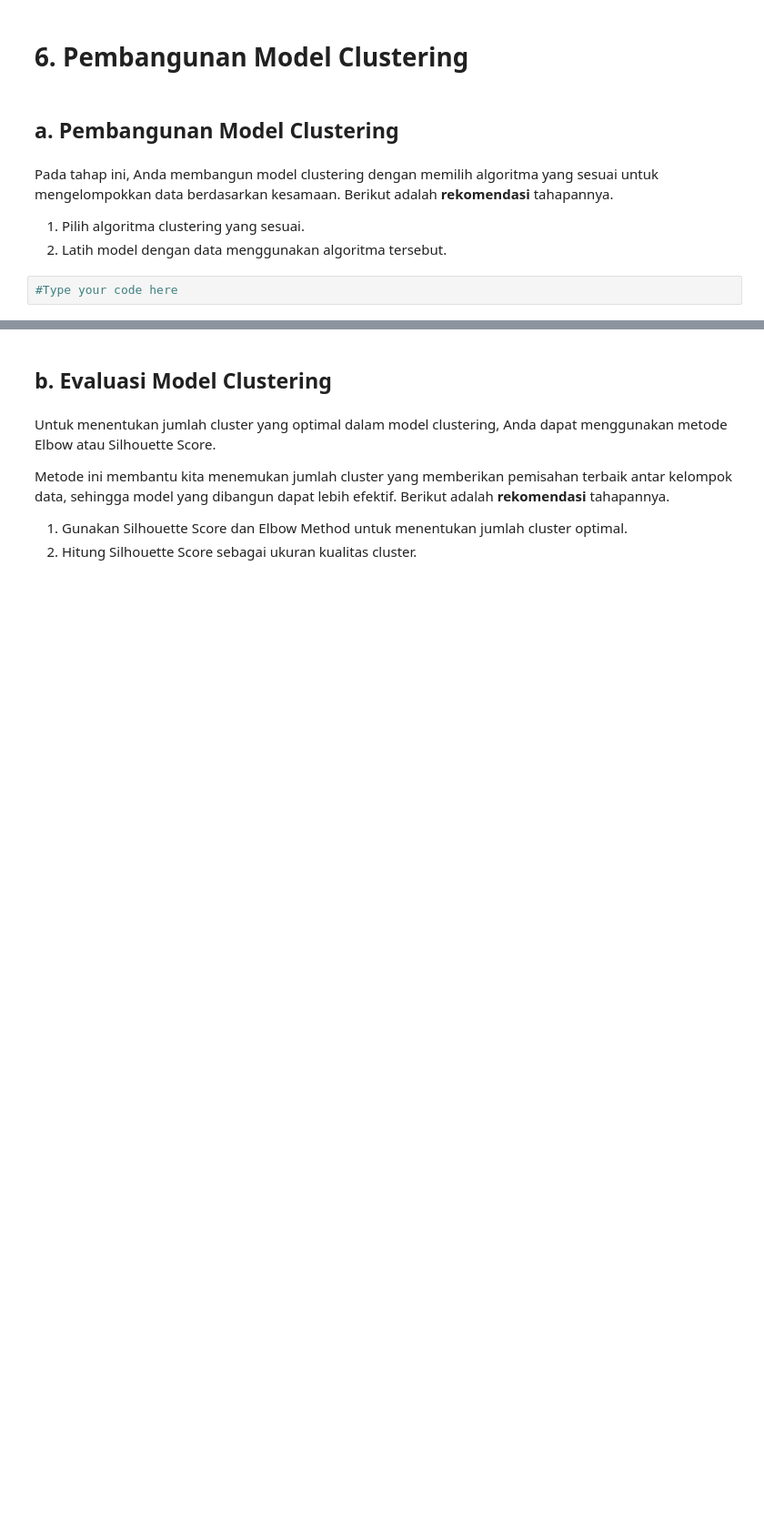
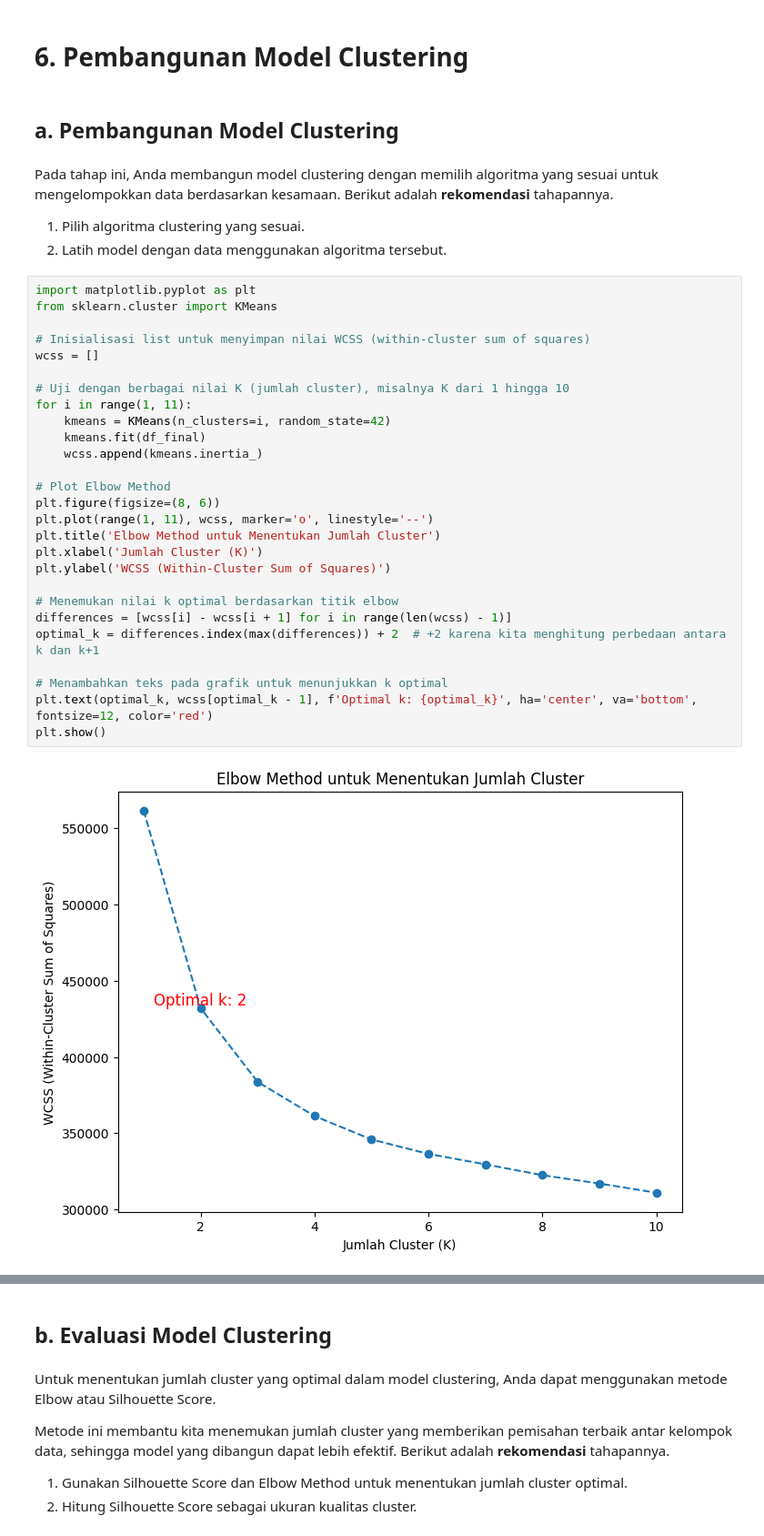
Before and after one commit to ngaeninurul/healthcare_providers_clustering, a Jupyter notebook: [Clustering]_Submission_Akhir_BMLP_Nurul_Ngaeni.ipynb, the cells around one changed output, grey strips where cells are left out. Shown at 91% size. Saved outputs shown, nothing was run; the diff lists cells and outputs as text; blank space fills up the shorter version.

```diff
--- a/[Clustering]_Submission_Akhir_BMLP_Nurul_Ngaeni.ipynb
+++ b/[Clustering]_Submission_Akhir_BMLP_Nurul_Ngaeni.ipynb
@@ -449,5 +481,32 @@ for col in transformed_columns:
 Pada tahap ini, Anda membangun model clustering dengan memilih algoritma yang sesuai untuk mengelompokkan data berdasarkan kesamaan. Berikut adalah **rekomendasi** tahapannya.
 1. Pilih algoritma clustering yang sesuai.
 2. Latih model dengan data menggunakan algoritma tersebut.
-# %%
-#Type your code here
+# %%
+import matplotlib.pyplot as plt
+from sklearn.cluster import KMeans
+
+# Inisialisasi list untuk menyimpan nilai WCSS (within-cluster sum of squares)
+wcss = []
+
+# Uji dengan berbagai nilai K (jumlah cluster), misalnya K dari 1 hingga 10
+for i in range(1, 11):
+    kmeans = KMeans(n_clusters=i, random_state=42)
+    kmeans.fit(df_final)
+    wcss.append(kmeans.inertia_)
+
+# Plot Elbow Method
+plt.figure(figsize=(8, 6))
+plt.plot(range(1, 11), wcss, marker='o', linestyle='--')
+plt.title('Elbow Method untuk Menentukan Jumlah Cluster')
+plt.xlabel('Jumlah Cluster (K)')
+plt.ylabel('WCSS (Within-Cluster Sum of Squares)')
+
+# Menemukan nilai k optimal berdasarkan titik elbow
+differences = [wcss[i] - wcss[i + 1] for i in range(len(wcss) - 1)]
+optimal_k = differences.index(max(differences)) + 2  # +2 karena kita menghitung perbedaan antara k dan k+1
+
+# Menambahkan teks pada grafik untuk menunjukkan k optimal
+plt.text(optimal_k, wcss[optimal_k - 1], f'Optimal k: {optimal_k}', ha='center', va='bottom', fontsize=12, color='red')
+plt.show()
+# %% [output]
+[figure, added]
```
Also changed, not shown: parts of 8 cells of this notebook.
